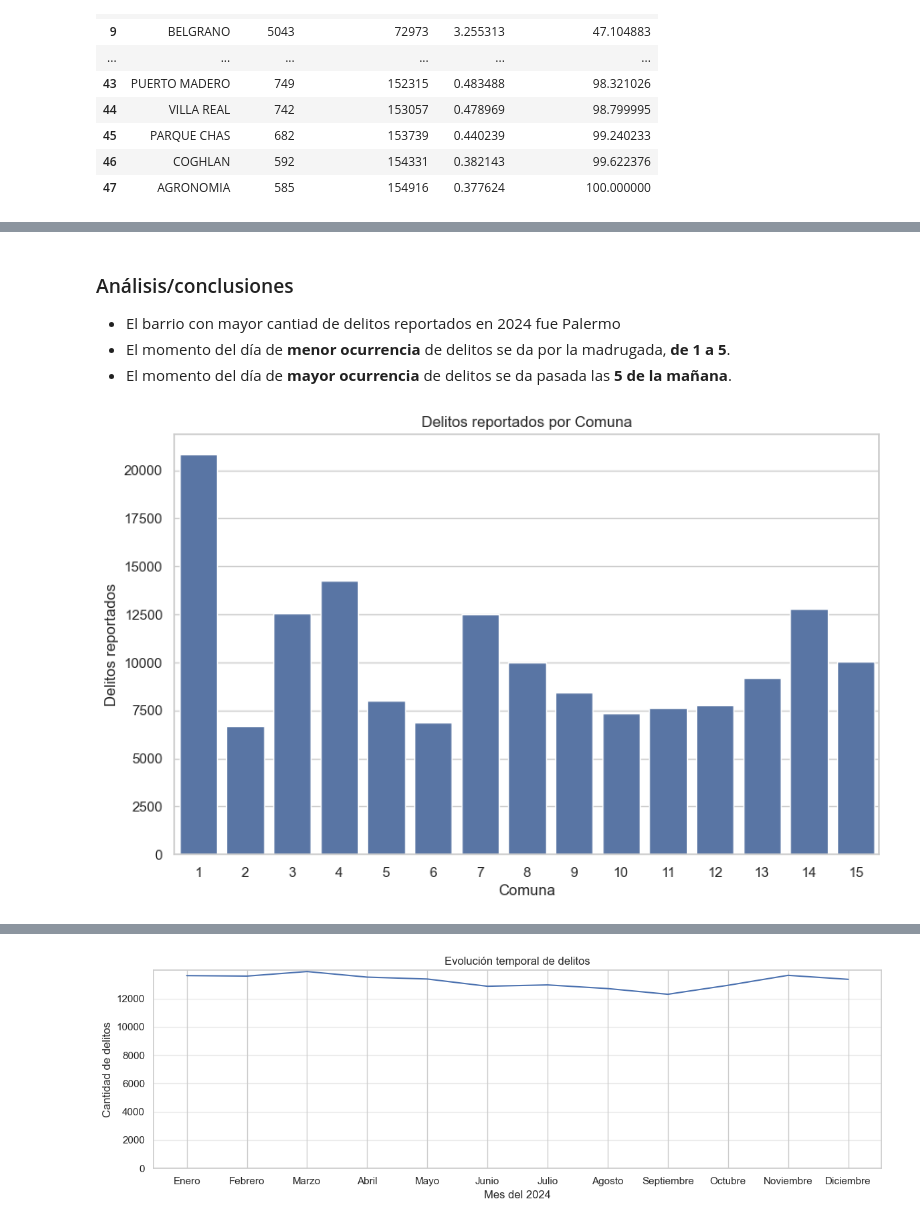
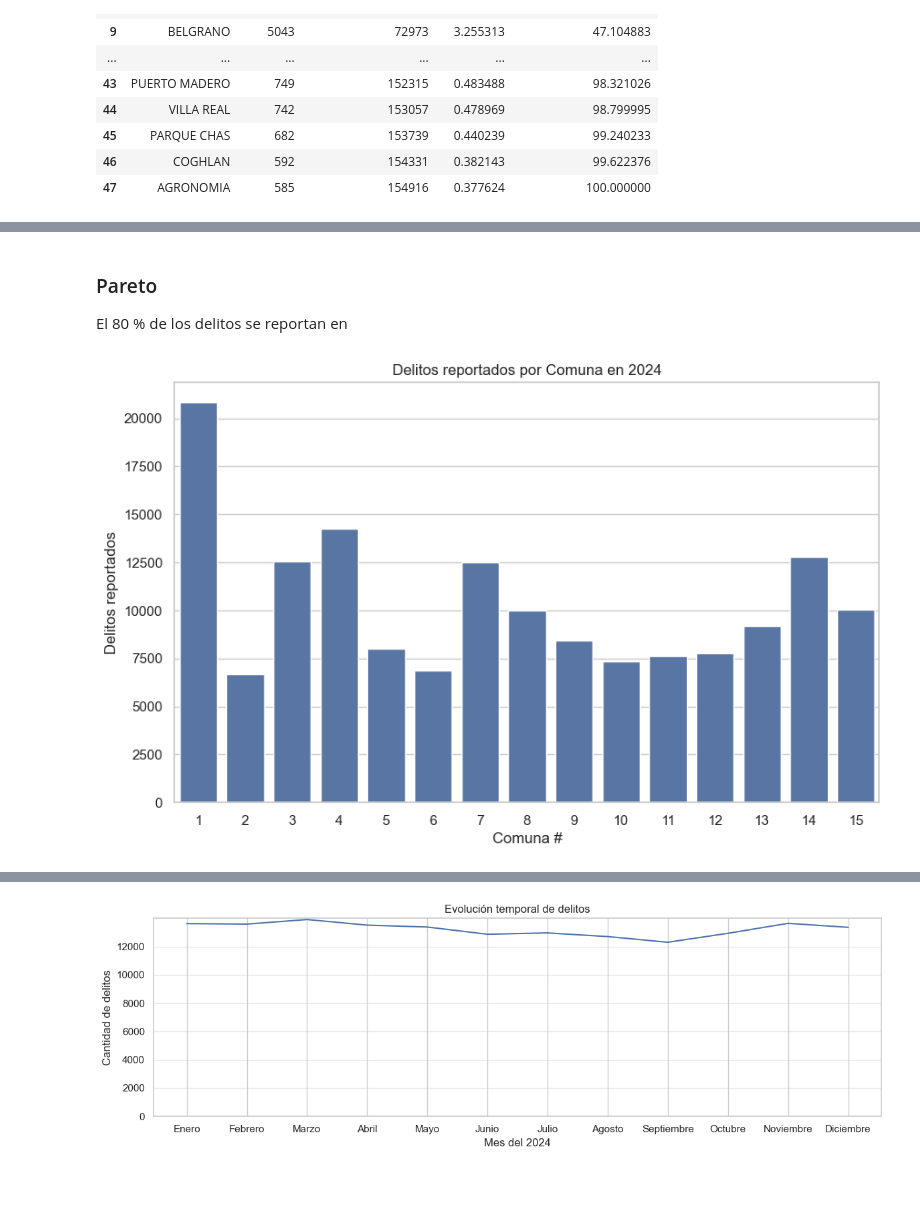
Before and after one commit to matiasobregon/diplo-ia_up_tp1, a Jupyter notebook: tp1_desarrollo.ipynb, the cells around one changed output, grey strips where cells are left out. Cells and saved outputs as stored; diff of their text form; code cells hidden in the pictures; blank space fills up the shorter version.

```diff
--- a/tp1_desarrollo.ipynb
+++ b/tp1_desarrollo.ipynb
@@ -919,26 +886,24 @@ plt.show()
-# %% [markdown]
-### Análisis/conclusiones
-- El barrio con mayor cantiad de delitos reportados en 2024 fue Palermo
-- El momento del día de **menor ocurrencia** de delitos se da por la madrugada, **de 1 a 5**.
-- El momento del día de **mayor ocurrencia** de delitos se da pasada las **5 de la mañana**.
+# %% [markdown]
+### Pareto
+El 80 % de los delitos se reportan en
 # %%
 # Delitos por comuna
 delitos_comuna = (
     df.groupby('comuna')['cantidad']
     .sum()
 )
 
 plt.figure(figsize=(10, 6))
 
 sns.barplot(
     y=delitos_comuna.values,
     x=delitos_comuna.index
 )
 
-plt.title('Delitos reportados por Comuna')
-plt.xlabel('Comuna')
+plt.title('Delitos reportados por Comuna en 2024')
+plt.xlabel('Comuna #')
 plt.ylabel('Delitos reportados')
 
 plt.show()
 # %% [output]
-[figure, old version]
+[figure, new version]
```
Also changed, not shown: parts of 17 cells of this notebook.
